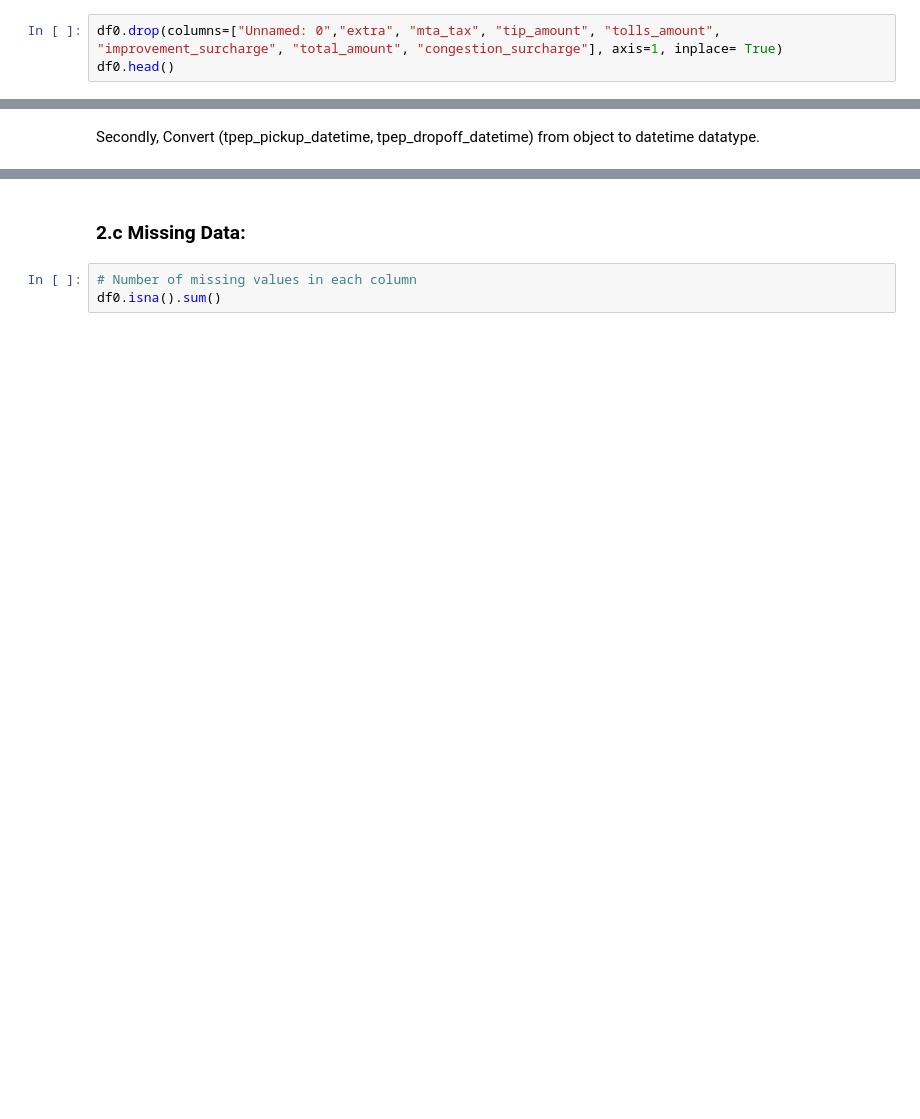
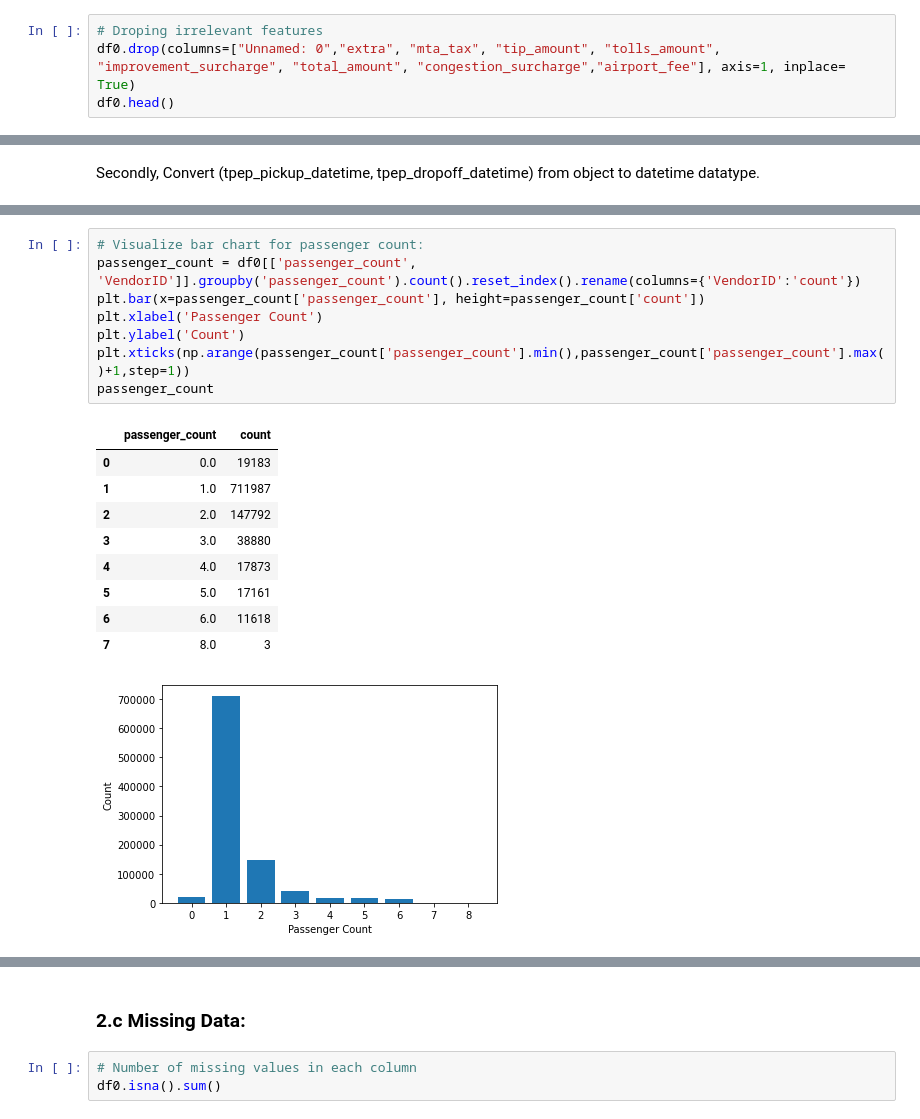
Before and after one commit to AbanoubYounan/Predict-Taxi-Fare-Before-Riding, a Jupyter notebook: Predict_NewYork_Yellow_Taxi_Fare.ipynb, the cells around one changed output, grey strips where cells are left out. Drawn from its saved outputs; the diff is of its cells as text; blank space fills up the shorter version.

```diff
--- a/Predict_NewYork_Yellow_Taxi_Fare.ipynb
+++ b/Predict_NewYork_Yellow_Taxi_Fare.ipynb
@@ -96,5 +108,6 @@ Our objective is to predict fare amount of trip before riding, So maybe there ar
 # %%
-df0.drop(columns=["Unnamed: 0","extra", "mta_tax", "tip_amount", "tolls_amount", "improvement_surcharge", "total_amount", "congestion_surcharge"], axis=1, inplace= True)
+# Droping irrelevant features
+df0.drop(columns=["Unnamed: 0","extra", "mta_tax", "tip_amount", "tolls_amount", "improvement_surcharge", "total_amount", "congestion_surcharge","airport_fee"], axis=1, inplace= True)
 df0.head()
 # %% [output]
 |  | VendorID | tpep_pickup_datetime | tpep_dropoff_datetime | passenger_count | trip_distance | RatecodeID | ... |
@@ -202,0 +210,19 @@ memory usage: 53.4 MB
+# %%
+# Visualize bar chart for passenger count:
+passenger_count = df0[['passenger_count', 'VendorID']].groupby('passenger_count').count().reset_index().rename(columns={'VendorID':'count'})
+plt.bar(x=passenger_count['passenger_count'], height=passenger_count['count'])
+plt.xlabel('Passenger Count')
+plt.ylabel('Count')
+plt.xticks(np.arange(passenger_count['passenger_count'].min(),passenger_count['passenger_count'].max()+1,step=1))
+passenger_count
+# %% [output]
+|  | passenger_count | count |
+| 0 | 0.0 | 19183 |
+| 1 | 1.0 | 711987 |
+| 2 | 2.0 | 147792 |
+| 3 | 3.0 | 38880 |
+| 4 | 4.0 | 17873 |
+| 5 | 5.0 | 17161 |
+| 6 | 6.0 | 11618 |
+| 7 | 8.0 | 3 |
+[figure, added]
```
Also changed, not shown: parts of 43 cells of this notebook, 1 other file.
